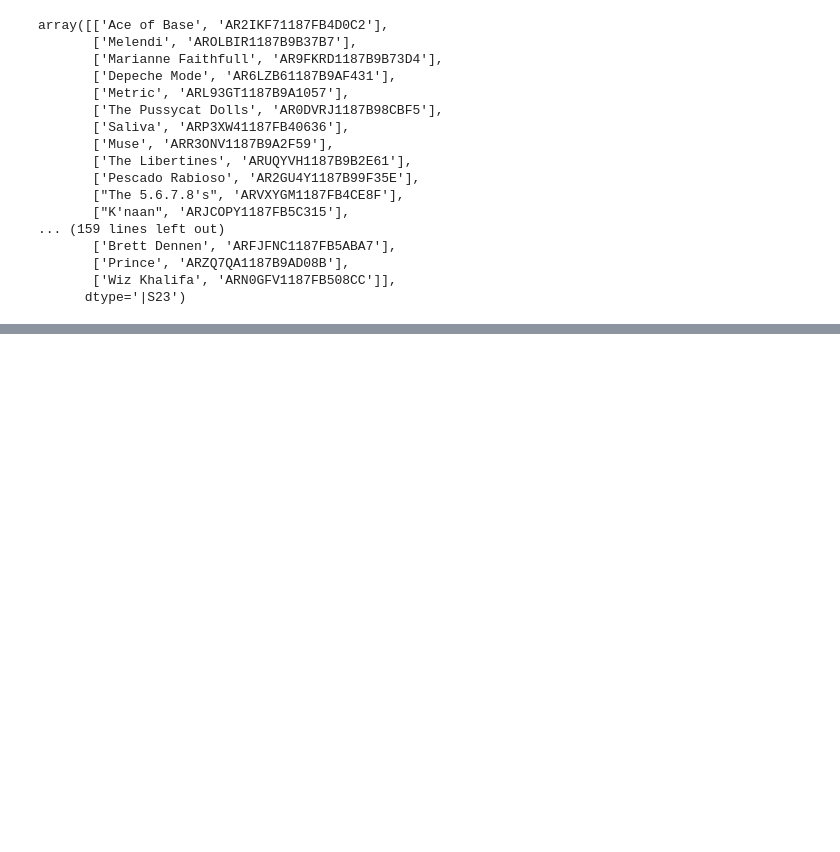
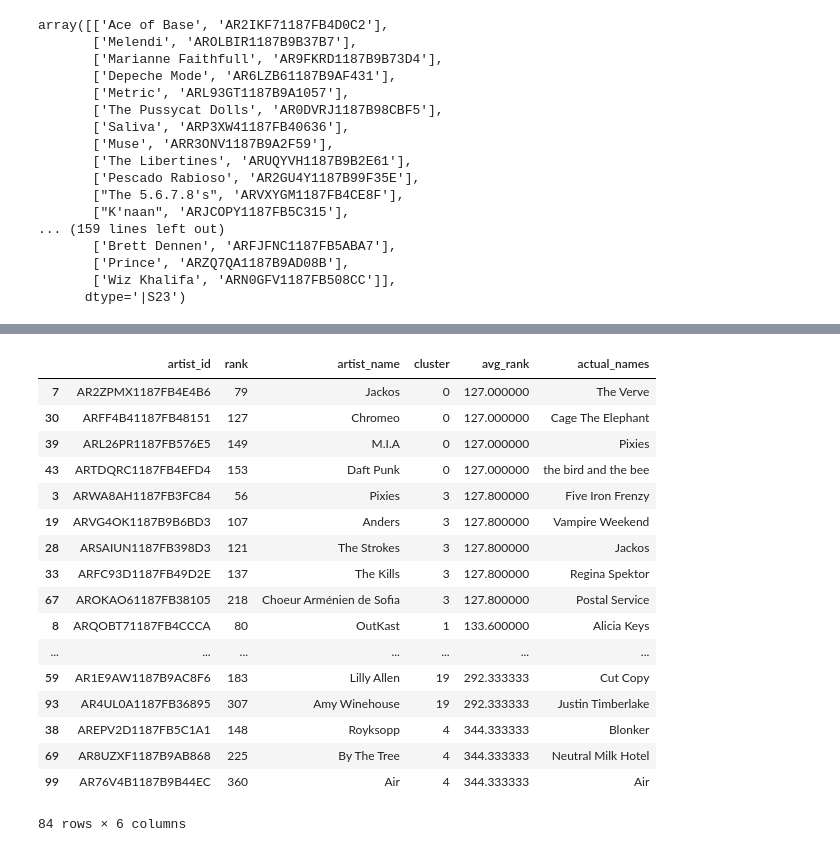
Before and after one commit to bsbell21/CapstoneProject, a Jupyter notebook: clustering_testing.ipynb, the cells around one changed output, grey strips where cells are left out. Cells and saved outputs as stored; diff of their text form; code cells hidden in the pictures; blank space fills up the shorter version.

```diff
--- a/clustering_testing.ipynb
+++ b/clustering_testing.ipynb
@@ -206,0 +1396,2 @@ array([['Ace of Base', 'AR2IKF71187FB4D0C2'],
+# %%
+xyz = pl.playlist_seed_df
@@ -206,0 +1419,23 @@ array([['Ace of Base', 'AR2IKF71187FB4D0C2'],
+# %%
+xyz['actual_names'] = np.array(m.get_artist_names(list(pl.playlist_seed_df['artist_id'].values)))[:,1]
+# %%
+xyz
+# %% [output]
+|  | artist_id | rank | artist_name | cluster | avg_rank | actual_names |
+| 7 | AR2ZPMX1187FB4E4B6 | 79 | Jackos | 0 | 127.000000 | The Verve |
+| 30 | ARFF4B41187FB48151 | 127 | Chromeo | 0 | 127.000000 | Cage The Elephant |
+| 39 | ARL26PR1187FB576E5 | 149 | M.I.A | 0 | 127.000000 | Pixies |
+| 43 | ARTDQRC1187FB4EFD4 | 153 | Daft Punk | 0 | 127.000000 | the bird and the bee |
+| 3 | ARWA8AH1187FB3FC84 | 56 | Pixies | 3 | 127.800000 | Five Iron Frenzy |
+| 19 | ARVG4OK1187B9B6BD3 | 107 | Anders | 3 | 127.800000 | Vampire Weekend |
+| 28 | ARSAIUN1187FB398D3 | 121 | The Strokes | 3 | 127.800000 | Jackos |
+| 33 | ARFC93D1187FB49D2E | 137 | The Kills | 3 | 127.800000 | Regina Spektor |
+| 67 | AROKAO61187FB38105 | 218 | Choeur Arménien de Sofia | 3 | 127.800000 | Postal Service |
+| 8 | ARQOBT71187FB4CCCA | 80 | OutKast | 1 | 133.600000 | Alicia Keys |
+| ... | ... | ... | ... | ... | ... | ... |
+| 59 | AR1E9AW1187B9AC8F6 | 183 | Lilly Allen | 19 | 292.333333 | Cut Copy |
+| 93 | AR4UL0A1187FB36895 | 307 | Amy Winehouse | 19 | 292.333333 | Justin Timberlake |
+| 38 | AREPV2D1187FB5C1A1 | 148 | Royksopp | 4 | 344.333333 | Blonker |
+| 69 | AR8UZXF1187B9AB868 | 225 | By The Tree | 4 | 344.333333 | Neutral Milk Hotel |
+| 99 | AR76V4B1187B9B44EC | 360 | Air | 4 | 344.333333 | Air |
+84 rows × 6 columns
```
Also changed, not shown: parts of 148 cells of this notebook, 6 other files.
